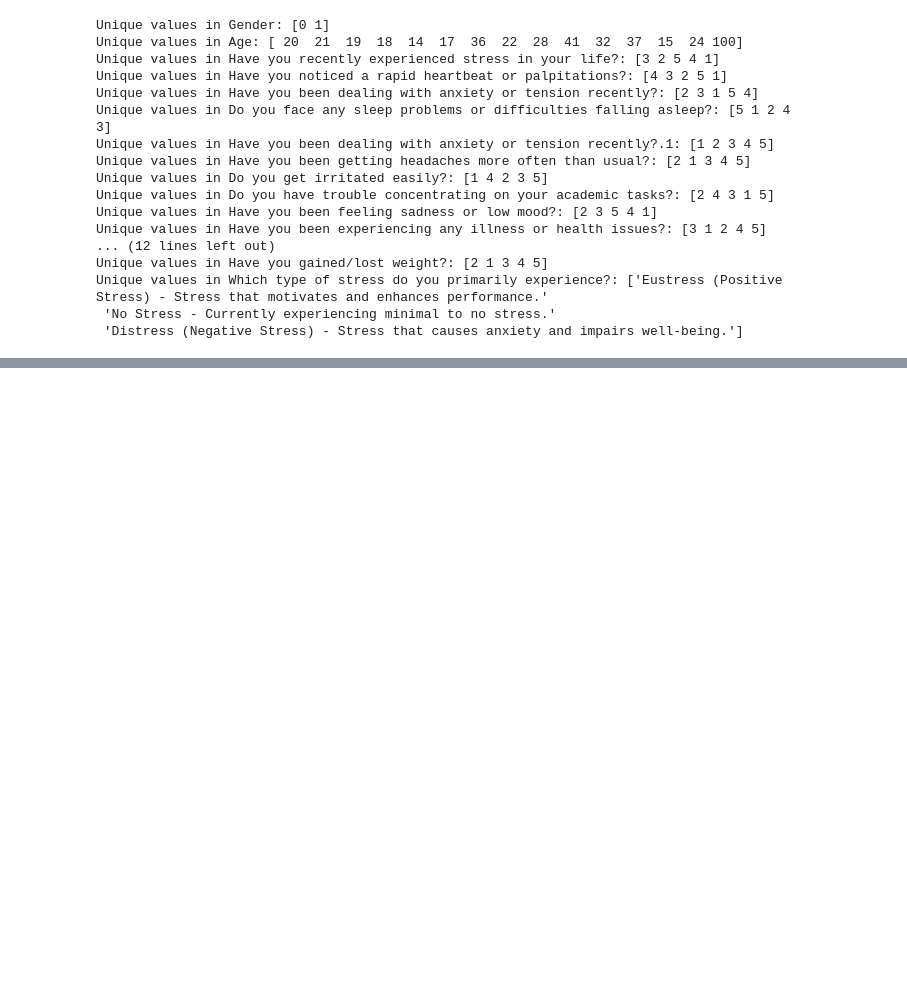
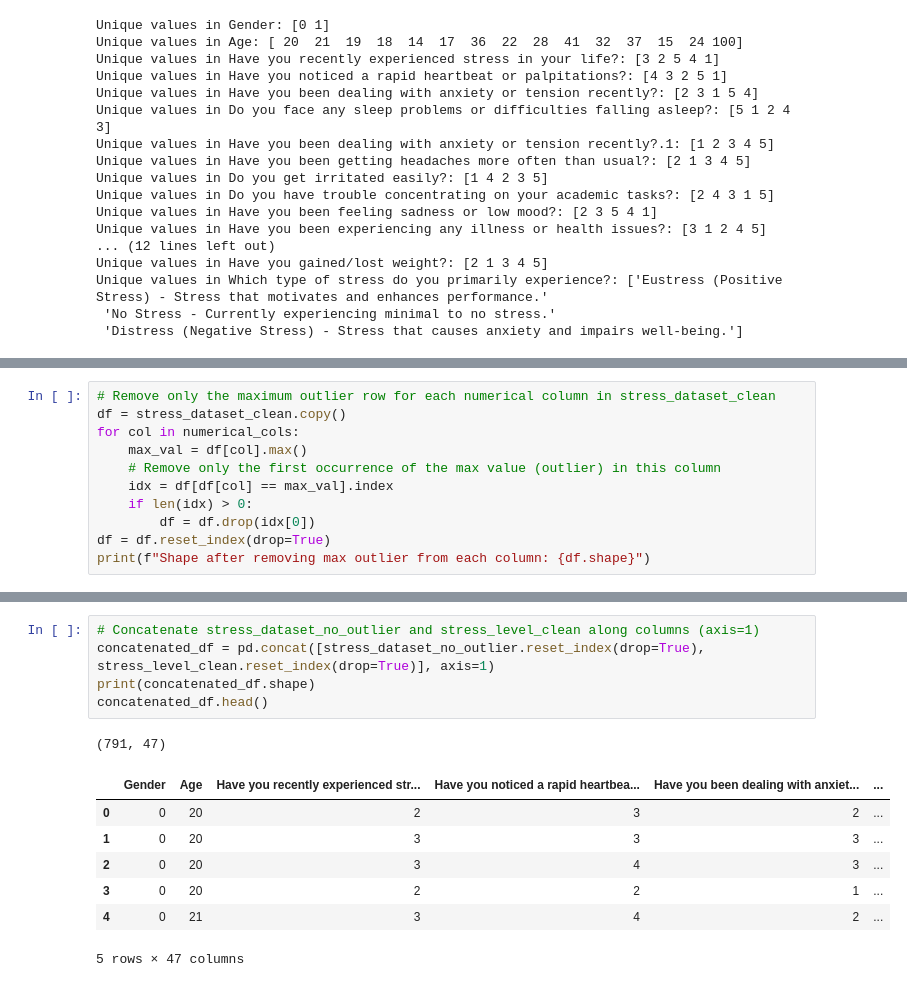
Before and after one commit to SyahrulRahmadan/Tugas_Matrikulasi_Alpro_S2, a Jupyter notebook: EDA.ipynb, the cells around one changed output, grey strips where cells are left out. Drawn from its saved outputs; the diff is of its cells as text; blank space fills up the shorter version.

```diff
--- a/EDA.ipynb
+++ b/EDA.ipynb
@@ -283,0 +249,11 @@ plt.show()
+# %%
+# Remove only the maximum outlier row for each numerical column in stress_dataset_clean
+df = stress_dataset_clean.copy()
+for col in numerical_cols:
+    max_val = df[col].max()
+    # Remove only the first occurrence of the max value (outlier) in this column
+    idx = df[df[col] == max_val].index
+    if len(idx) > 0:
+        df = df.drop(idx[0])
+df = df.reset_index(drop=True)
+print(f"Shape after removing max outlier from each column: {df.shape}")
@@ -283,0 +364,14 @@ plt.show()
+# %%
+# Concatenate stress_dataset_no_outlier and stress_level_clean along columns (axis=1)
+concatenated_df = pd.concat([stress_dataset_no_outlier.reset_index(drop=True), stress_level_clean.reset_index(drop=True)], axis=1)
+print(concatenated_df.shape)
+concatenated_df.head()
+# %% [output]
+(791, 47)
+|  | Gender | Age | Have you recently experienced str... | Have you noticed a rapid heartbea... | Have you been dealing with anxiet... | ... |
+| 0 | 0 | 20 | 2 | 3 | 2 | ... |
+| 1 | 0 | 20 | 3 | 3 | 3 | ... |
+| 2 | 0 | 20 | 3 | 4 | 3 | ... |
+| 3 | 0 | 20 | 2 | 2 | 1 | ... |
+| 4 | 0 | 21 | 3 | 4 | 2 | ... |
+5 rows × 47 columns
```
Also changed, not shown: parts of 19 cells of this notebook.
